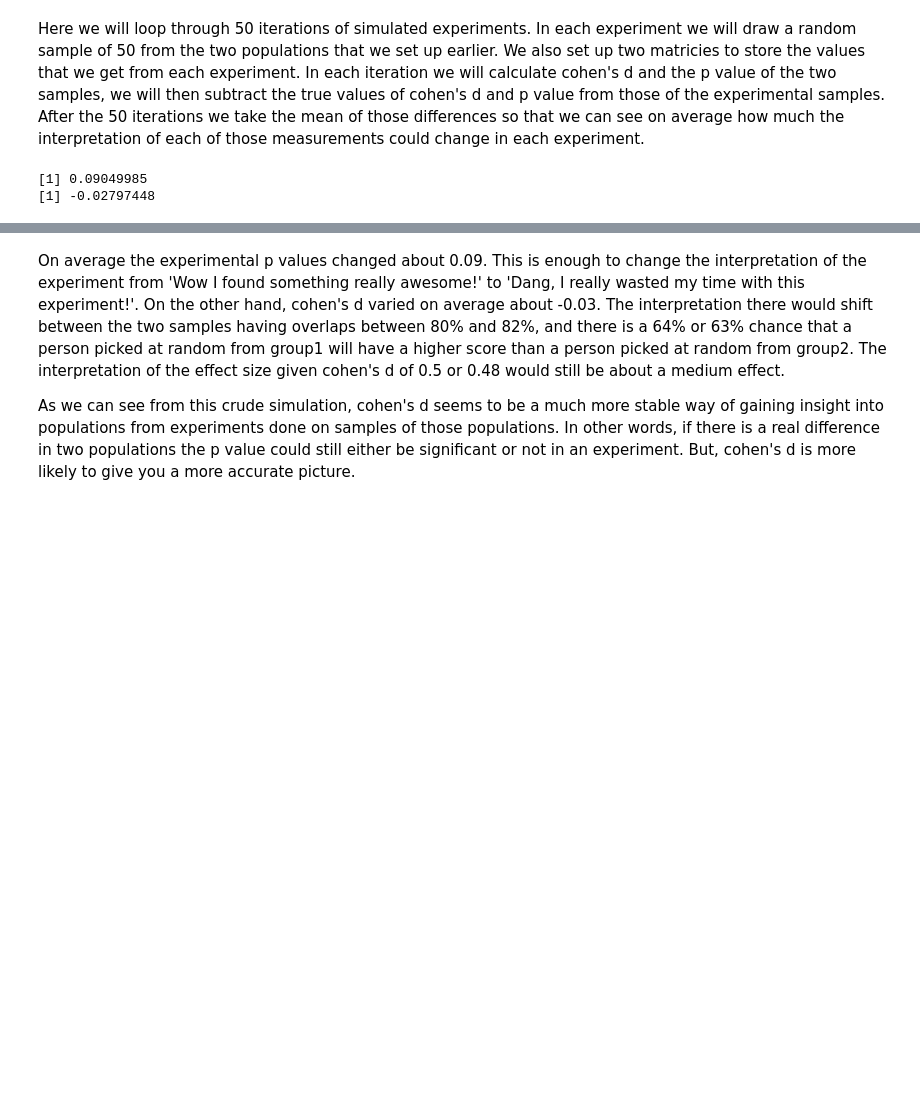
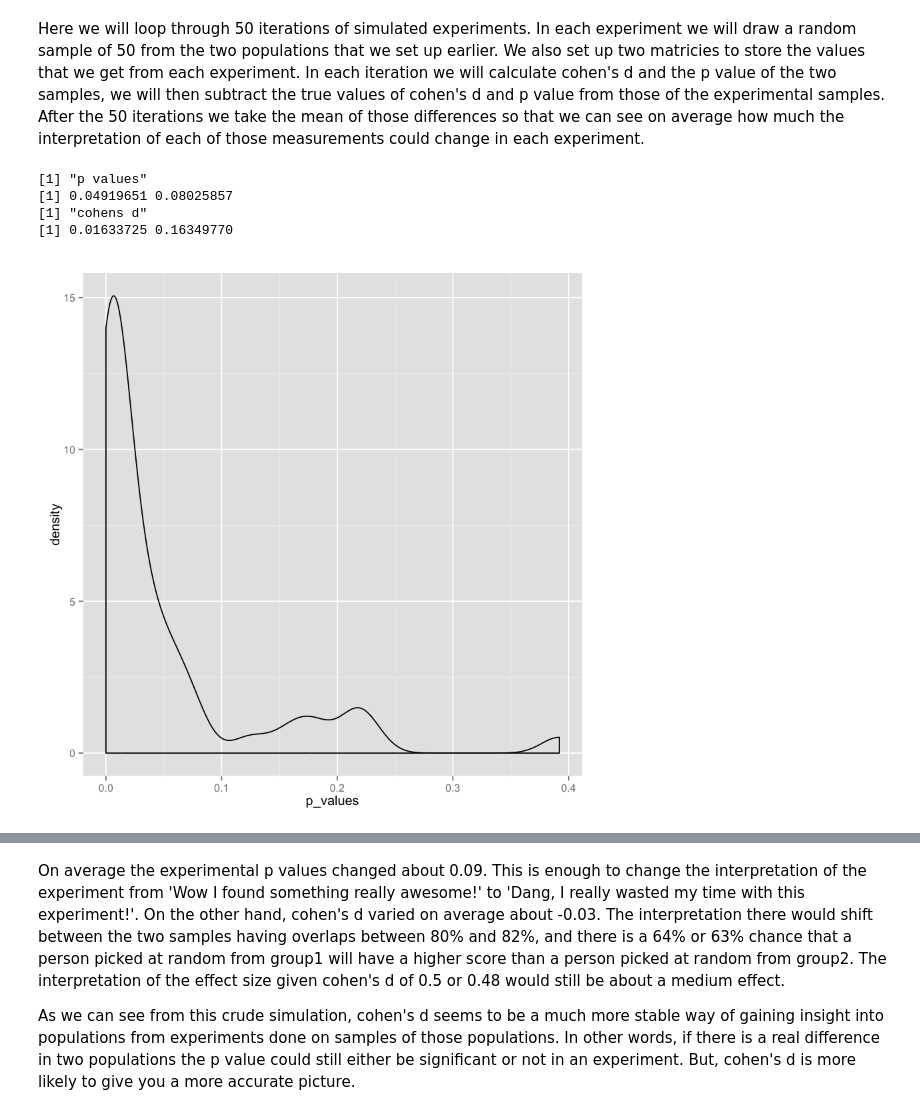
Before and after one commit to ShyneColdchain/R, a Jupyter notebook: cohens_vs_p.ipynb, the cells around one changed output, grey strips where cells are left out. Drawn from its saved outputs; the diff is of its cells as text; code cells hidden in the pictures; blank space fills up the shorter version.

```diff
--- a/cohens_vs_p.ipynb
+++ b/cohens_vs_p.ipynb
@@ -71,8 +71,16 @@ for (i in 1:iters) {
   p_values[i] = p - true_p
 }
 # %%
-print(mean(p_values))
-print(mean(cohens_d))
+print('p values')
+print(c(mean(p_values), sd(p_values)))
+print('cohens d')
+print(c(mean(cohens_d), sd(cohens_d)))
 # %% [output]
-[1] 0.09049985
-[1] -0.02797448
+[1] "p values"
+[1] 0.04919651 0.08025857
+[1] "cohens d"
+[1] 0.01633725 0.16349770
+# %%
+qplot(p_values, geom='density')
+# %% [output]
+[figure, added]
```
Also changed, not shown: parts of 4 cells of this notebook.
